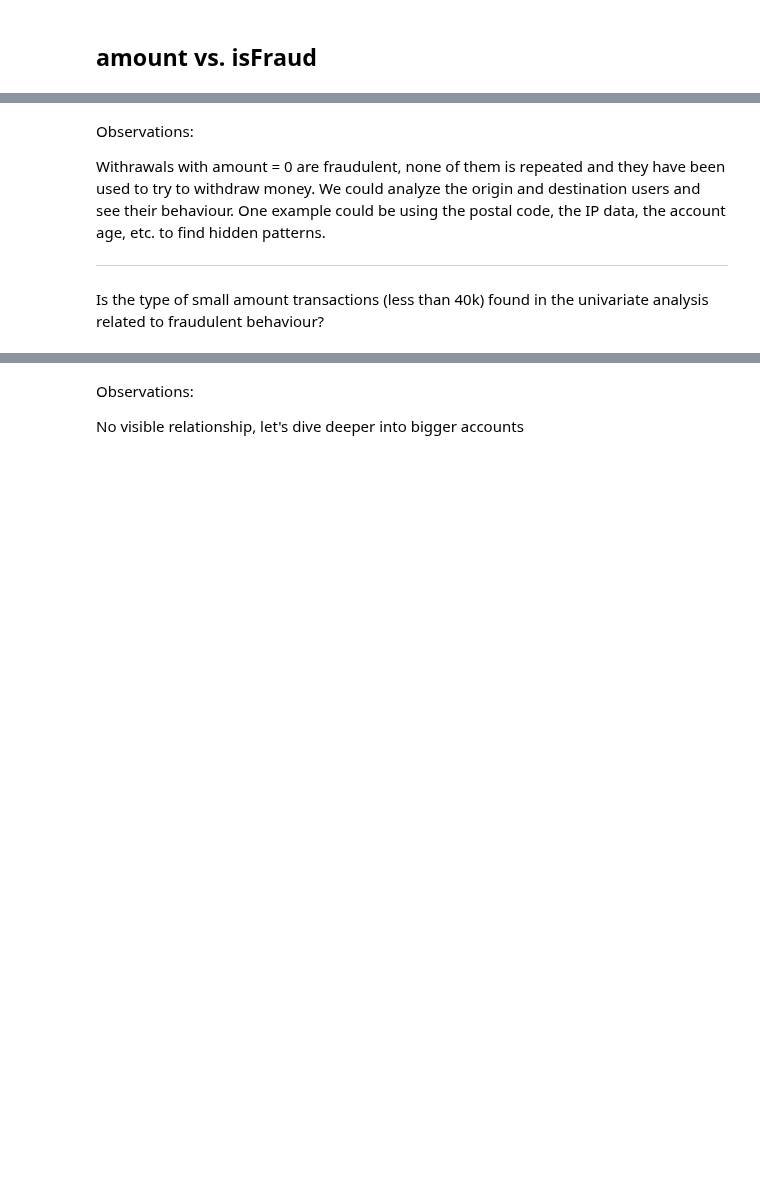
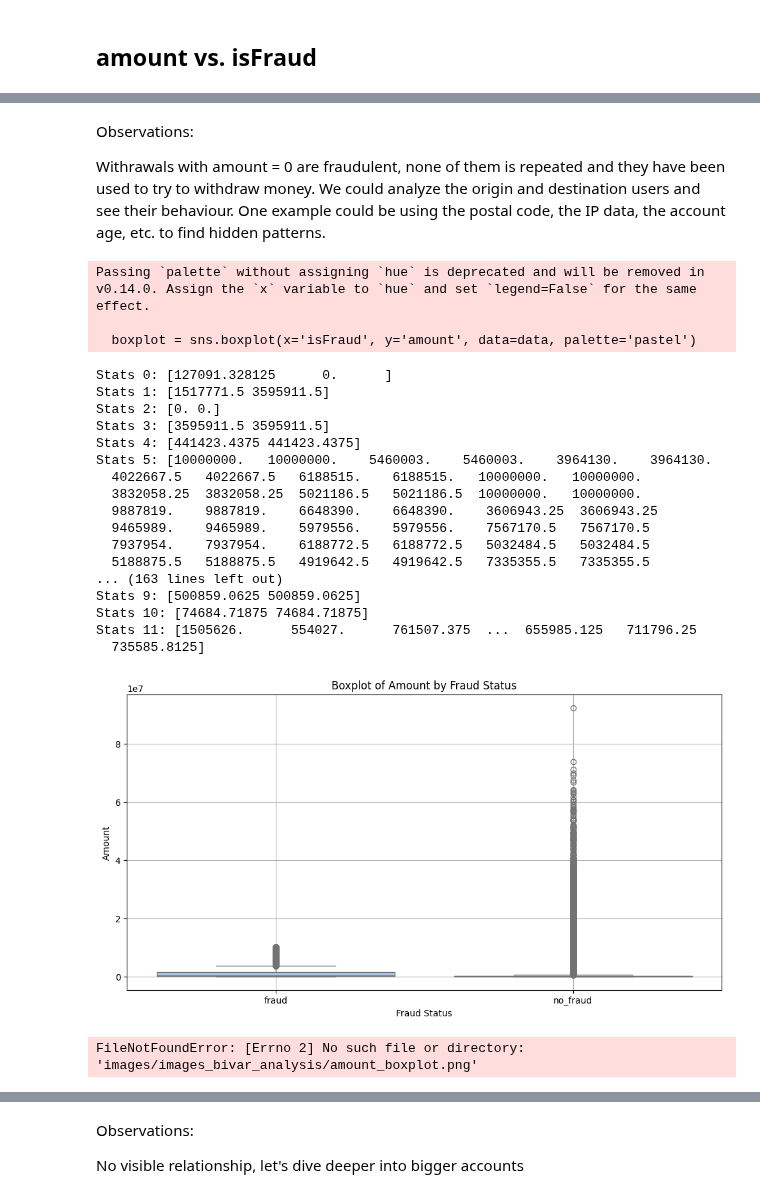
Before and after one commit to AMaldu/fraud_detection, a Jupyter notebook: notebooks/bivariate_analysis.ipynb, the cells around one changed output, grey strips where cells are left out. Saved outputs shown, nothing was run; the diff lists cells and outputs as text; code cells hidden in the pictures; blank space fills up the shorter version.

```diff
--- a/notebooks/bivariate_analysis.ipynb
+++ b/notebooks/bivariate_analysis.ipynb
@@ -29,0 +35,8 @@ data.head()
+# %%
+group1 = data[data['isFraud'] == 'fraud']['step']
+group2 = data[data['isFraud'] == 'no_fraud']['step']
+
+stat, p_value = mannwhitneyu(group1, group2)
+
+print(f"Mann-Whitney U Statistic: {stat}")
+print(f"P-Value: {p_value}")
@@ -378,10 +322,56 @@ data.query('amount == 0')
 Observations:
 
 Withrawals with amount = 0 are fraudulent, none of them is repeated and they have been used to try to withdraw money. We could analyze the origin and destination users and see their behaviour. One example could be using the postal code, the IP data, the account age, etc. to find hidden patterns.
-
-
-----
-Is the type of small amount transactions (less than 40k) found in the univariate analysis related to fraudulent behaviour?
+# %%
+filename = 'amount_boxplot.png'
+plot_filename = os.path.join(base_directory, filename)
+
+if not os.path.isfile(plot_filename):
+    plt.figure(figsize=(12, 6))
+    boxplot = sns.boxplot(x='isFraud', y='amount', data=data, palette='pastel')
+
+    def get_boxplot_stats(boxplot):
+        stats = []
+        for line in boxplot.get_lines():
+            stats.append(line.get_ydata())
+        return stats
+
+    boxplot_stats = get_boxplot_stats(boxplot)
+
+    for i, stat in enumerate(boxplot_stats):
+        print(f'Stats {i}: {stat}')
+
+    plt.title('Boxplot of Amount by Fraud Status')
+    plt.xlabel('Fraud Status')
+    plt.ylabel('Amount')
+    plt.grid(True)
+    plt.show()
+
+
+Image(filename=plot_filename)
+# %% [output]
+Passing `palette` without assigning `hue` is deprecated and will be removed in v0.14.0. Assign the `x` variable to `hue` and set `legend=False` for the same effect.
+
+  boxplot = sns.boxplot(x='isFraud', y='amount', data=data, palette='pastel')
+Stats 0: [127091.328125      0.      ]
+Stats 1: [1517771.5 3595911.5]
+Stats 2: [0. 0.]
+Stats 3: [3595911.5 3595911.5]
+Stats 4: [441423.4375 441423.4375]
+Stats 5: [10000000.   10000000.    5460003.    5460003.    3964130.    3964130.
+  4022667.5   4022667.5   6188515.    6188515.   10000000.   10000000.
+  3832058.25  3832058.25  5021186.5   5021186.5  10000000.   10000000.
+  9887819.    9887819.    6648390.    6648390.    3606943.25  3606943.25
+  9465989.    9465989.    5979556.    5979556.    7567170.5   7567170.5
+  7937954.    7937954.    6188772.5   6188772.5   5032484.5   5032484.5
+  5188875.5   5188875.5   4919642.5   4919642.5   7335355.5   7335355.5
+... (163 lines left out)
+Stats 9: [500859.0625 500859.0625]
+Stats 10: [74684.71875 74684.71875]
+Stats 11: [1505626.      554027.      761507.375  ...  655985.125   711796.25
+  735585.8125]
+[figure, added]
+FileNotFoundError: [Errno 2] No such file or directory: 'images/images_bivar_analysis/amount_boxplot.png'
 # %%
 small_amounts = data.query('amount < 40000')
 small_amounts
```
Also changed, not shown: parts of 54 cells of this notebook.
